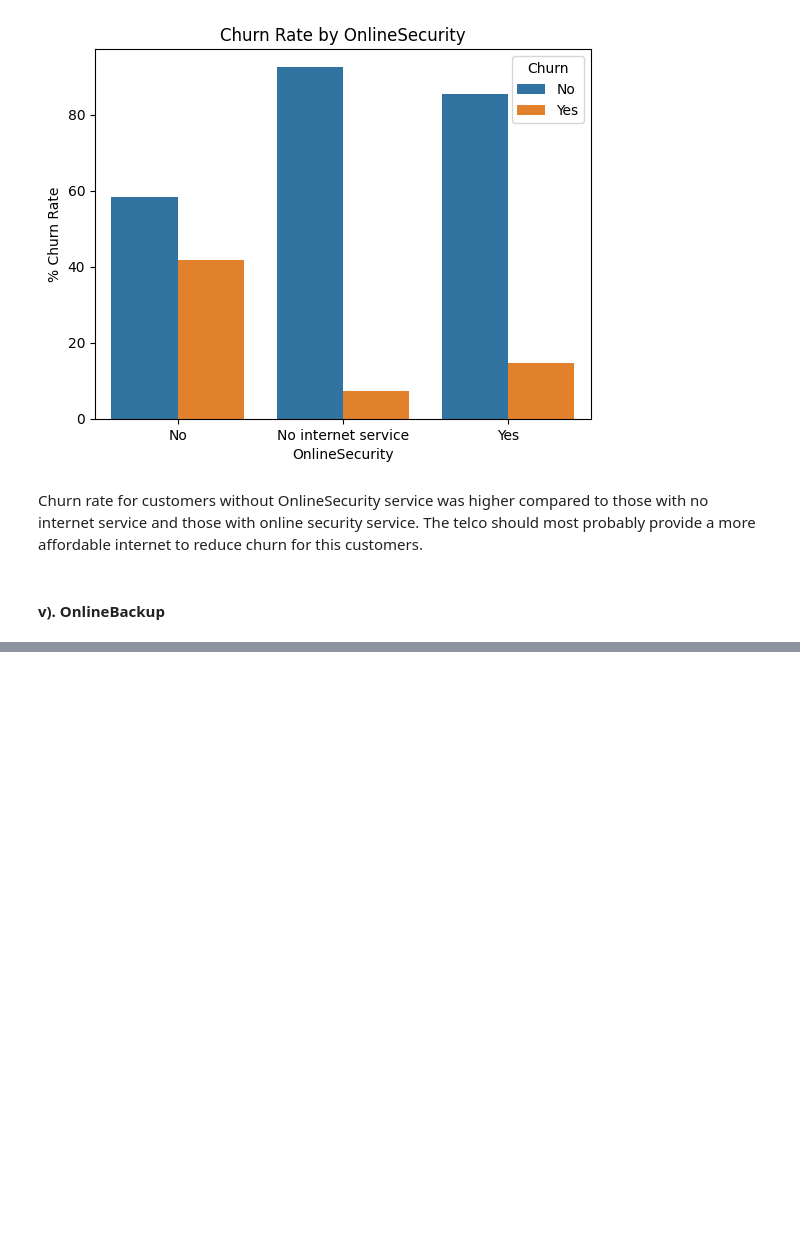
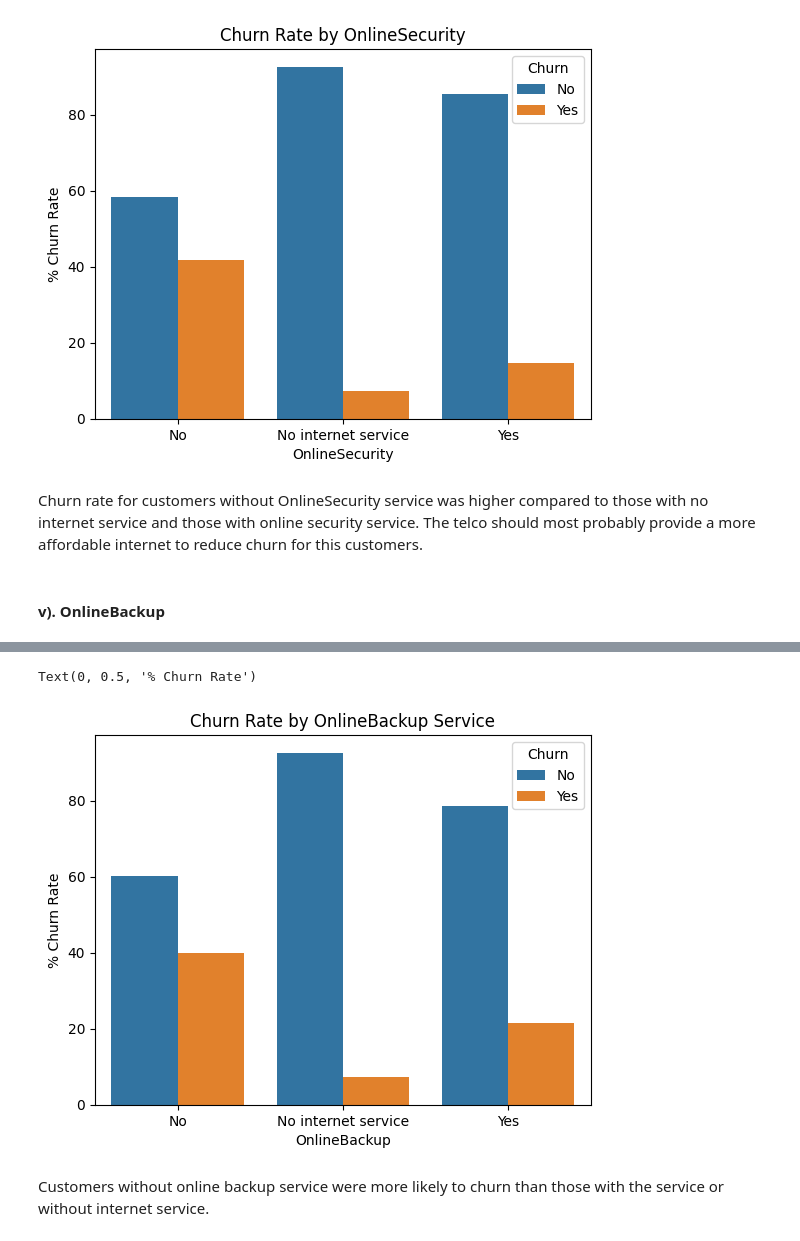
Before and after one commit to mut-rogers/customer_churn, a Jupyter notebook: churn.ipynb, the cells around one changed output, grey strips where cells are left out. Drawn from its saved outputs; the diff is of its cells as text; code cells hidden in the pictures; blank space fills up the shorter version.

```diff
--- a/churn.ipynb
+++ b/churn.ipynb
@@ -366,3 +366,6 @@ Text(0.5, 1.0, 'Churn Rate by OnlineSecurity')
 Churn rate for customers without OnlineSecurity service was higher compared to those with no internet service and those with online security service. The telco should most probably provide a more affordable internet to reduce churn for this customers.
 # %% [markdown]
 #### v). OnlineBackup
+# %%
+churn_rate = dataset.groupby("OnlineBackup").Churn.value_counts(normalize=True) * 100
+churn_rate
@@ -368,0 +381,3 @@ Churn rate for customers without OnlineSecurity service was higher compared to t
+# %%
+churn_rate = churn_rate.reset_index()
+churn_rate
@@ -368,0 +392,9 @@ Churn rate for customers without OnlineSecurity service was higher compared to t
+# %%
+sns.barplot(churn_rate, x="OnlineBackup", y="proportion", hue="Churn")
+plt.title("Churn Rate by OnlineBackup Service")
+plt.ylabel("% Churn Rate")
+# %% [output]
+Text(0, 0.5, '% Churn Rate')
+[figure, added]
+# %% [markdown]
+Customers without online backup service were more likely to churn than those with the service or without internet service.
```
Also changed, not shown: parts of 2 cells of this notebook.
